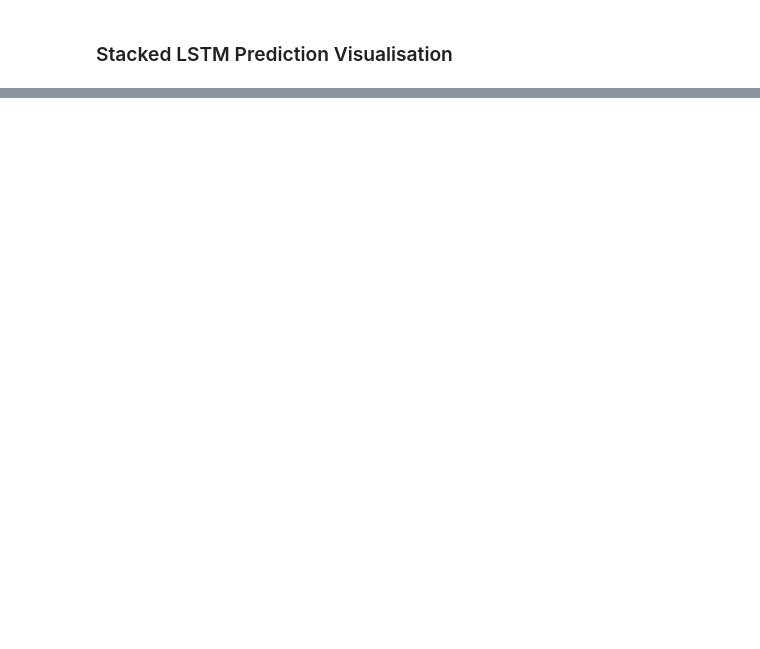
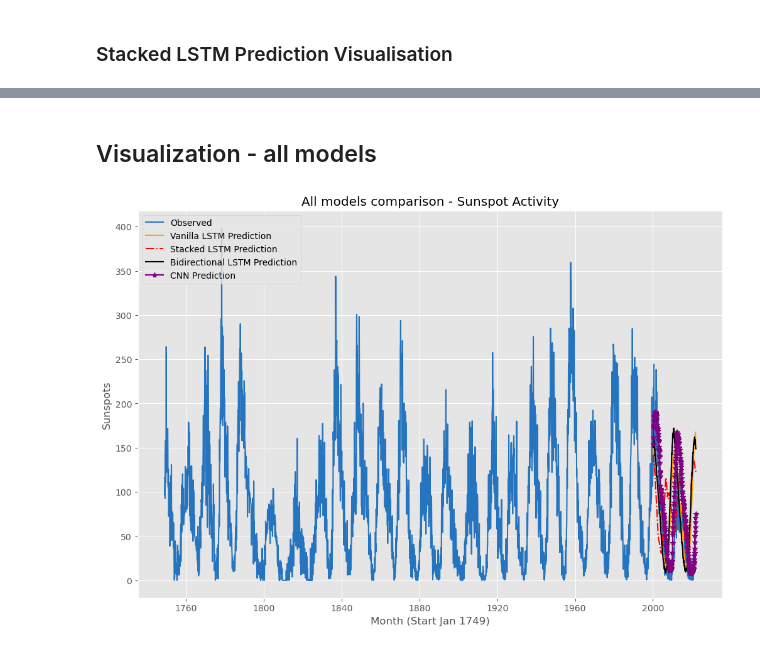
Before and after one commit to stdost/retail_store_sales_forecasting, a Jupyter notebook: notebooks/Sunspots LSTM_v1.ipynb, the cells around one changed output, grey strips where cells are left out. Cells and saved outputs as stored; diff of their text form; code cells hidden in the pictures; blank space fills up the shorter version.

Commit message:
Adding last 2 models to Sunspots Data

```diff
--- a/notebooks/Sunspots LSTM_v1.ipynb
+++ b/notebooks/Sunspots LSTM_v1.ipynb
@@ -442,0 +533,11 @@ stacked_lstm
+# %%
+# report performance
+rcParams['figure.figsize'] = 12, 8
+# line plot of observed vs predicted
+plt.plot(data[1500:],label="Observed",color='#2574BF')
+plt.plot(data[split:].index,final_bidirec,label="Bidirectional LSTM Prediction")
+plt.xlabel("Month (Start Jan 1749)")
+plt.ylabel('Sunspots')
+plt.title("Sunspot Activity")
+plt.legend()
+plt.show()
@@ -442,0 +641,11 @@ stacked_lstm
+# %%
+# report performance
+rcParams['figure.figsize'] = 12, 8
+# line plot of observed vs predicted
+plt.plot(data[1500:],label="Observed",color='#2574BF')
+plt.plot(data[split:].index,final_cnn,label="CNN Prediction")
+plt.xlabel("Month (Start Jan 1749)")
+plt.ylabel('Sunspots')
+plt.title("Sunspot Activity")
+plt.legend()
+plt.show()
@@ -442,0 +673,22 @@ stacked_lstm
+# %% [markdown]
+## Visualization - all models
+# %%
+# report performance
+rcParams['figure.figsize'] = 12, 8
+# line plot of observed vs predicted
+plt.plot(data.index,data,label="Observed",color='#2574BF')
+#Vanilla LSTM
+plt.plot(data[split:].index,final_vanilla,label="Vanilla LSTM Prediction",linestyle= "-", color='orange')
+#Stacked LSTM
+plt.plot(data[split:].index,final_stacked,label="Stacked LSTM Prediction",linestyle= "-.", color="red")
+#Bidirectional LSTM
+plt.plot(data[split:].index,final_bidirec,label="Bidirectional LSTM Prediction",marker=',',color='black')
+#CNN model
+plt.plot(data[split:].index,final_cnn,label="CNN Prediction",marker="*",color="purple")
+plt.title('All models comparison - Sunspot Activity')
+plt.xlabel("Month (Start Jan 1749)")
+plt.ylabel('Sunspots')
+plt.legend(loc='upper left')
+plt.show()
+# %% [output]
+[figure, added]
```
Also changed, not shown: parts of 28 cells of this notebook, 1 other file.
